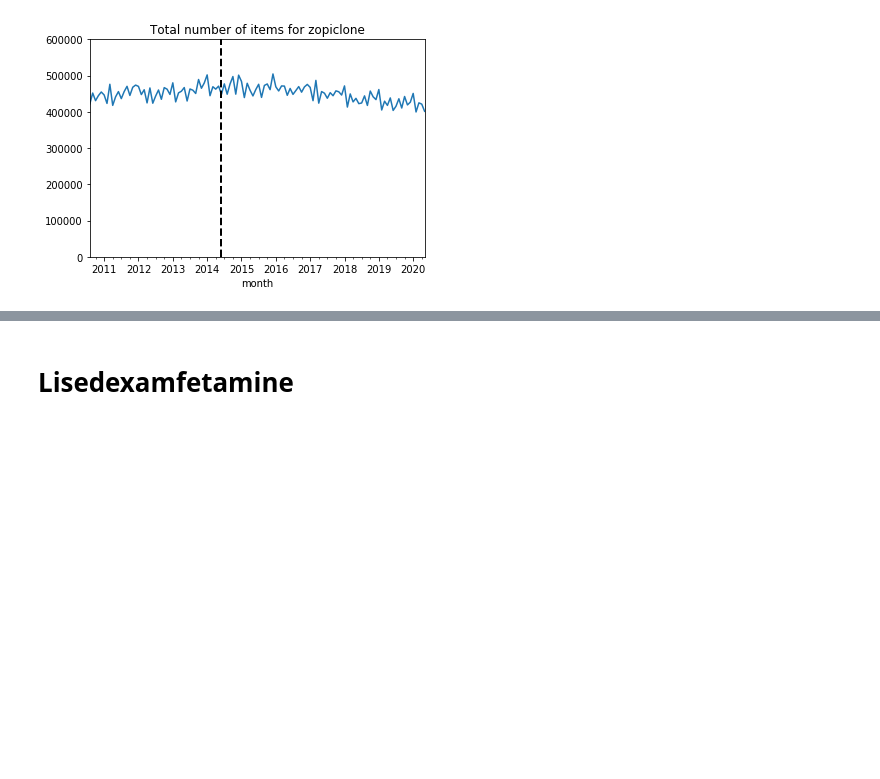
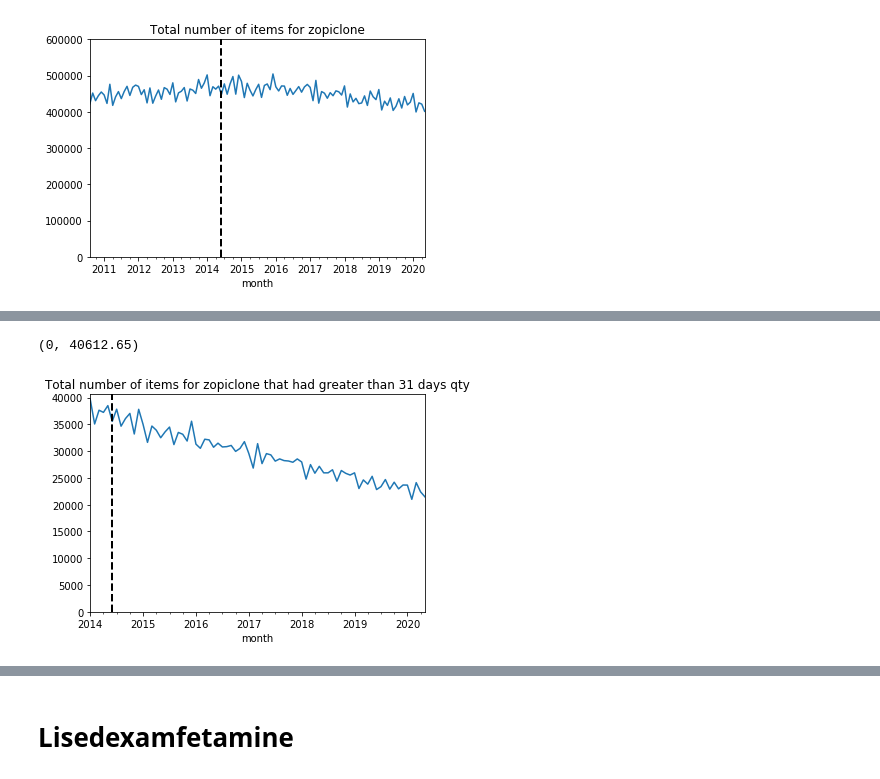
Before and after one commit to ebmdatalab/cd-legislation-notebook, a Jupyter notebook: notebooks/legislative.change.ipynb, the cells around one changed output, grey strips where cells are left out. Drawn from its saved outputs; the diff is of its cells as text; code cells hidden in the pictures; blank space fills up the shorter version.

Commit message:
commit zopiclone breaches work
We know maps will cause test fail due to unknow CCGs

```diff
--- a/notebooks/legislative.change.ipynb
+++ b/notebooks/legislative.change.ipynb
@@ -214,0 +264,7 @@ plt.ylim(0, 600000 )
+# %%
+ax = df_zop_breach.groupby(["month"])['items_breach'].sum().plot(kind='line', title="Total number of items for zopiclone that had greater than 31 days qty")
+ax.axvline(pd.to_datetime('2014-06-01'), color='black', linestyle='--', lw=2) ##law change
+plt.ylim(0,)
+# %% [output]
+(0, 40612.65)
+[figure, added]
```
Also changed, not shown: parts of 7 cells of this notebook, 3 other files.
